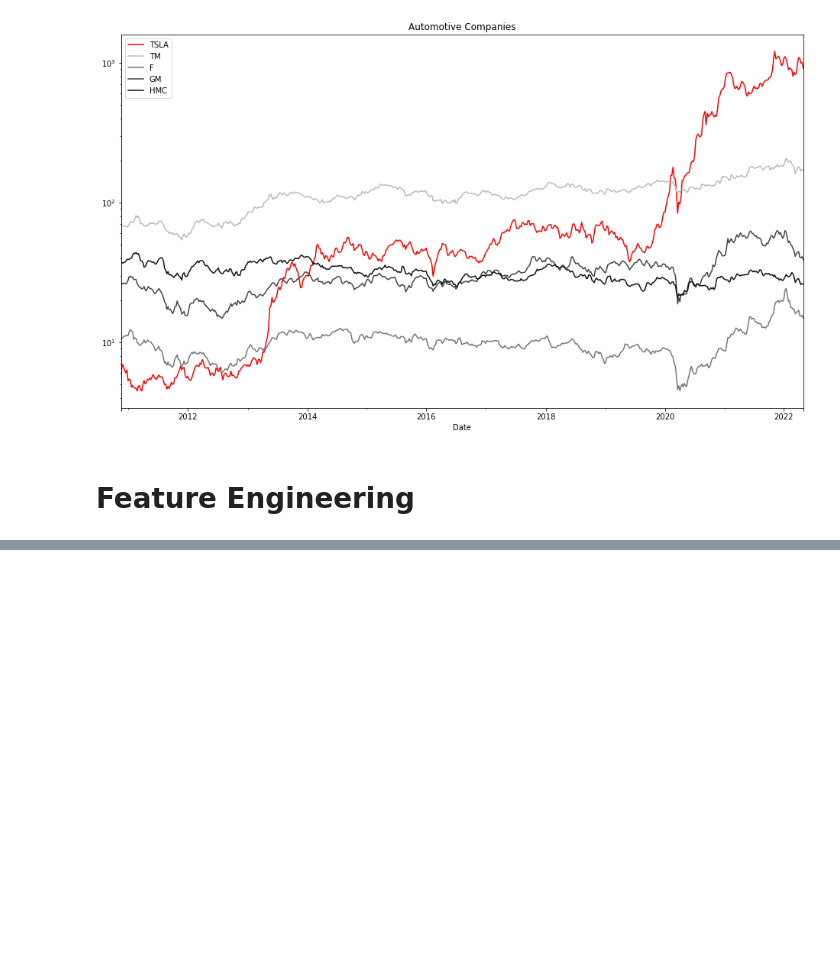
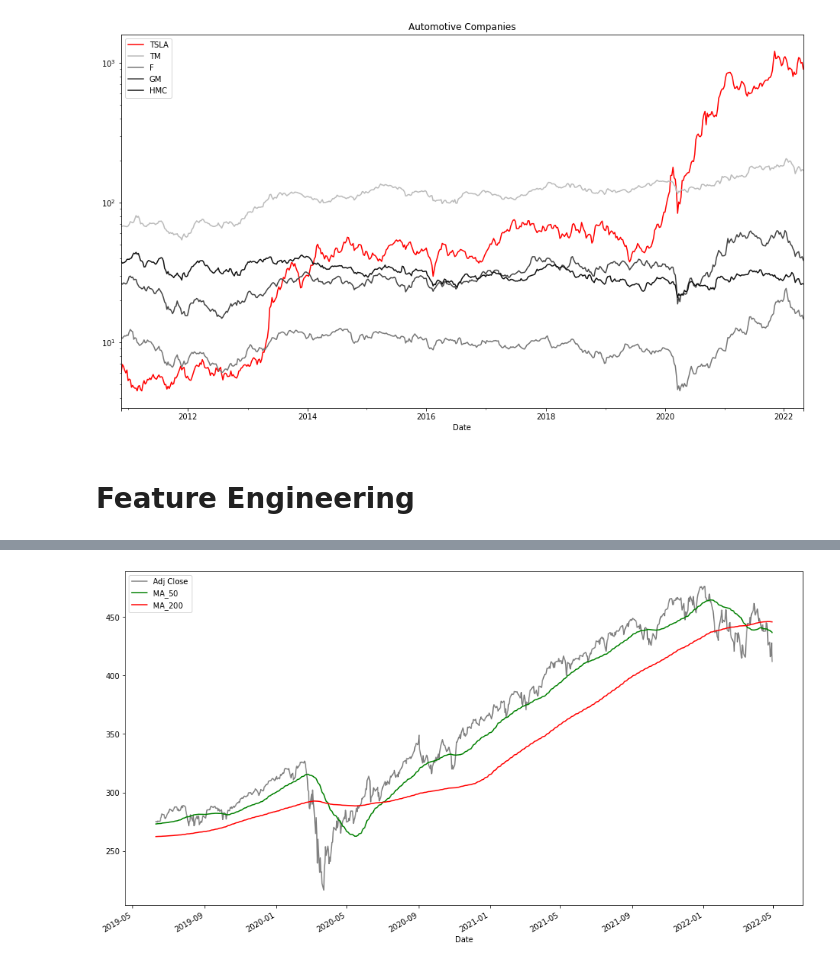
Before and after one commit to MichaelHotaling/blog, a Jupyter notebook: _notebooks/2022-04-28-stock-market-lstm.ipynb, the cells around one changed output, grey strips where cells are left out. Saved outputs shown, nothing was run; the diff lists cells and outputs as text; code cells hidden in the pictures; blank space fills up the shorter version.

```diff
--- a/_notebooks/2022-04-28-stock-market-lstm.ipynb
+++ b/_notebooks/2022-04-28-stock-market-lstm.ipynb
@@ -192,0 +218,11 @@ plt.show()
+# %%
+(df
+.assign(MA_50 = lambda x: x['Adj Close'].rolling(50).mean())
+.assign(MA_200 = lambda x: x['Adj Close'].rolling(200).mean())
+ [['Adj Close','MA_50','MA_200']]
+ .tail(2*365)
+ .plot(figsize=(16,9),
+       color = ['gray','green','red'])
+);
+# %% [output]
+[figure, added]
```
Also changed, not shown: parts of 17 cells of this notebook.
